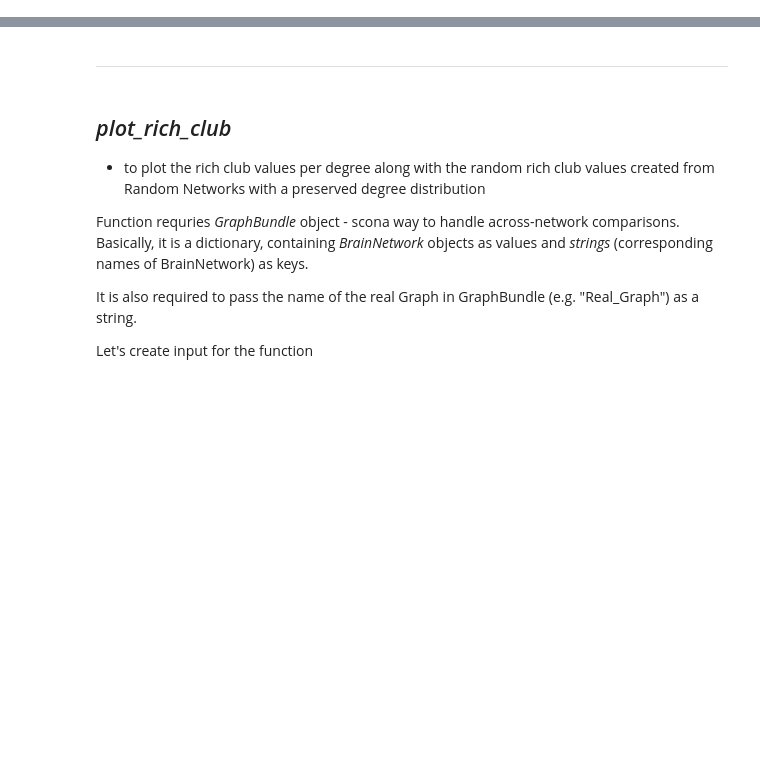
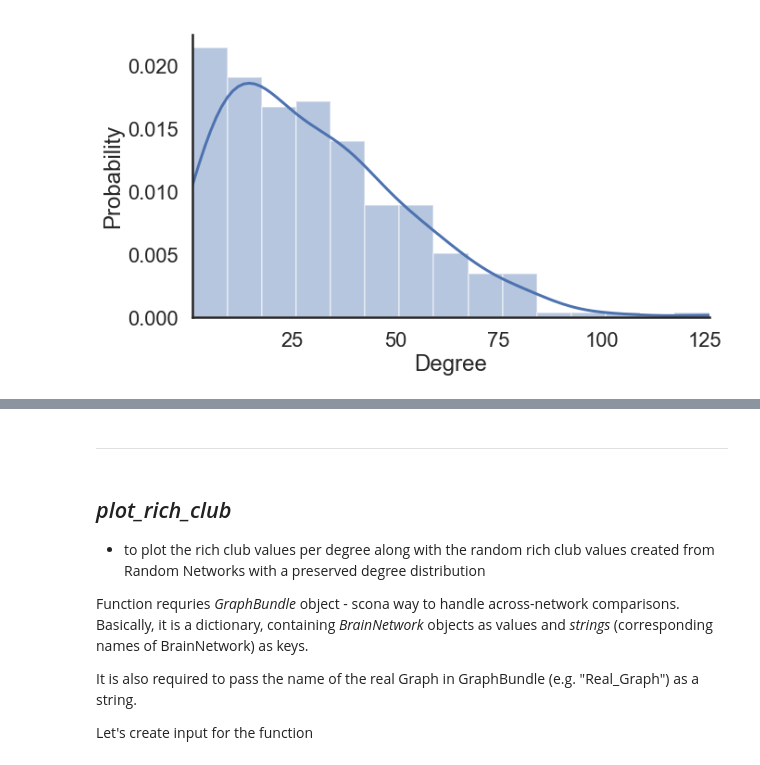
Before and after one commit to WhitakerLab/scona, a Jupyter notebook: tutorials/visualisations_tutorial.ipynb, the cells around one changed output, grey strips where cells are left out. Cells and saved outputs as stored; diff of their text form; code cells hidden in the pictures; blank space fills up the shorter version.

```diff
--- a/tutorials/visualisations_tutorial.ipynb
+++ b/tutorials/visualisations_tutorial.ipynb
@@ -33,0 +158,4 @@ H = G.threshold(10)
+# %%
+plot_degree_dist(G10, binomial_graph=False)
+# %% [output]
+[figure, added]
```
Also changed, not shown: parts of 101 cells of this notebook.
